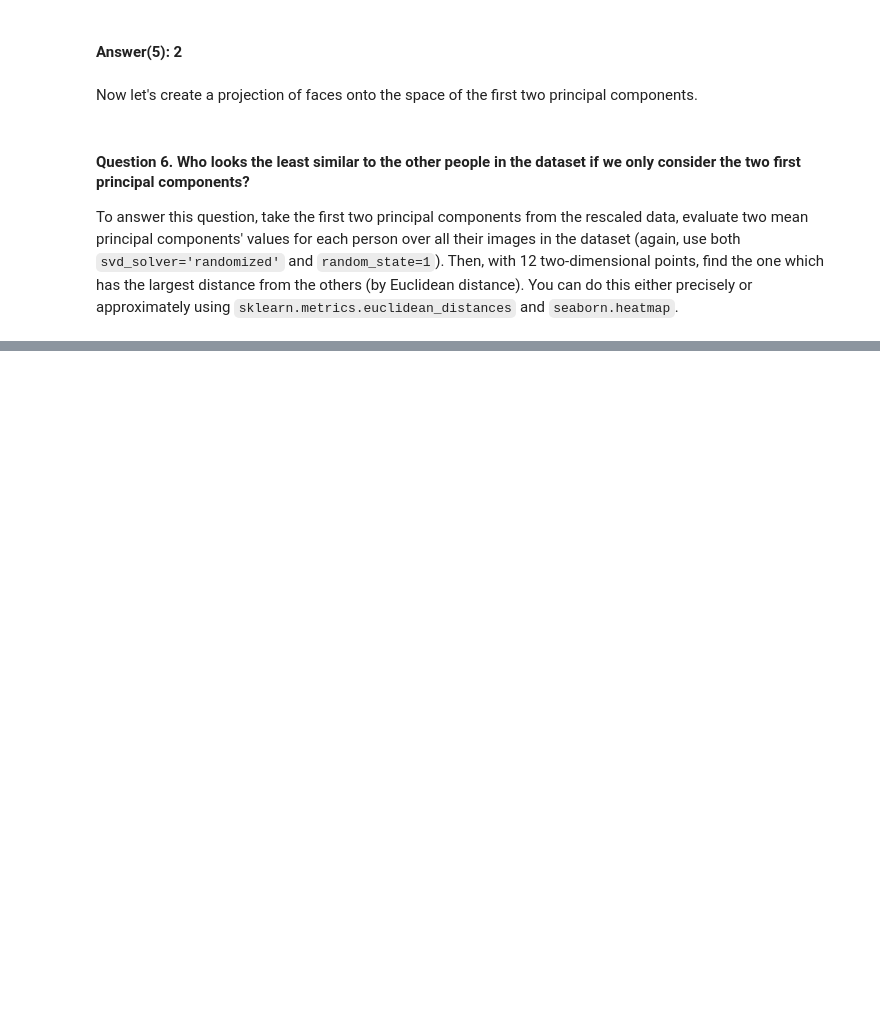
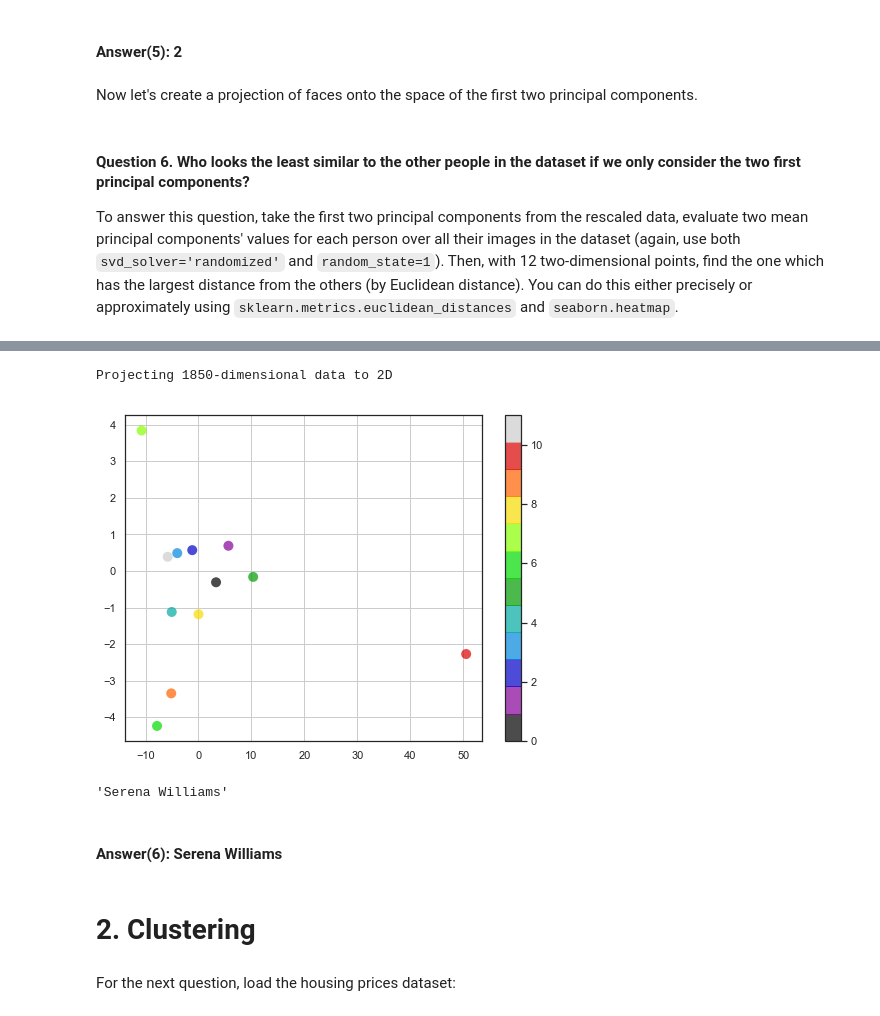
Before and after one commit to AndrewTrefilov/my-journey-to-ml-starts-here, a Jupyter notebook: Assignment#7.ipynb, the cells around one changed output, grey strips where cells are left out. Saved outputs shown, nothing was run; the diff lists cells and outputs as text; code cells hidden in the pictures; blank space fills up the shorter version.

```diff
--- a/Assignment#7.ipynb
+++ b/Assignment#7.ipynb
@@ -294,0 +275,23 @@ ValueError: cannot reshape array of size 1850 into shape (8,8)
+# %%
+print('Projecting %d-dimensional data to 2D' % X_scaled.shape[1])
+
+plt.figure(figsize=(8,6))
+plt.scatter(data_gb[0], data_gb[1],
+            c=data_gb.index, edgecolor='none',
+            alpha=0.7, s=100, cmap=plt.cm.get_cmap('nipy_spectral', 12))
+plt.colorbar()
+plt.grid()
+plt.show()
+# %% [output]
+Projecting 1850-dimensional data to 2D
+[figure, added]
+# %%
+lfw_people.target_names[10]
+# %% [output]
+'Serena Williams'
+# %% [markdown]
+#### Answer(6): Serena Williams
+# %% [markdown]
+# 2. Clustering
+# %% [markdown]
+For the next question, load the housing prices dataset:
```
Also changed, not shown: parts of 22 cells of this notebook.
